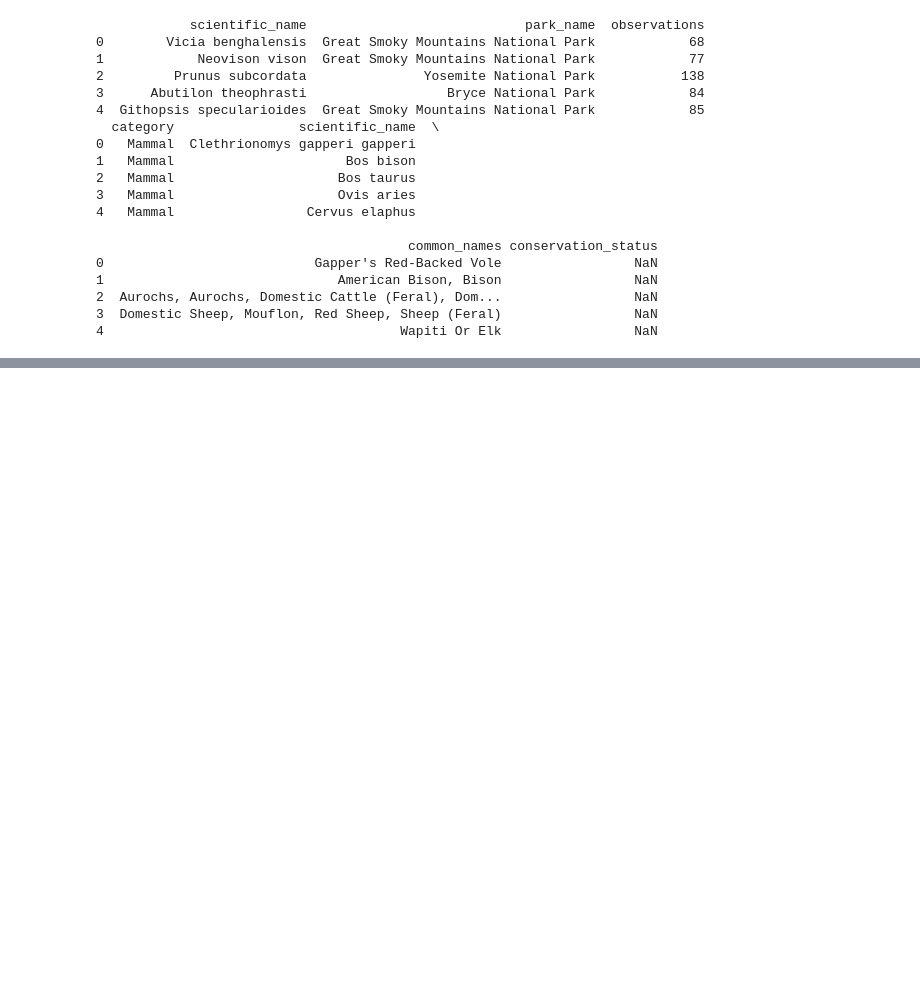
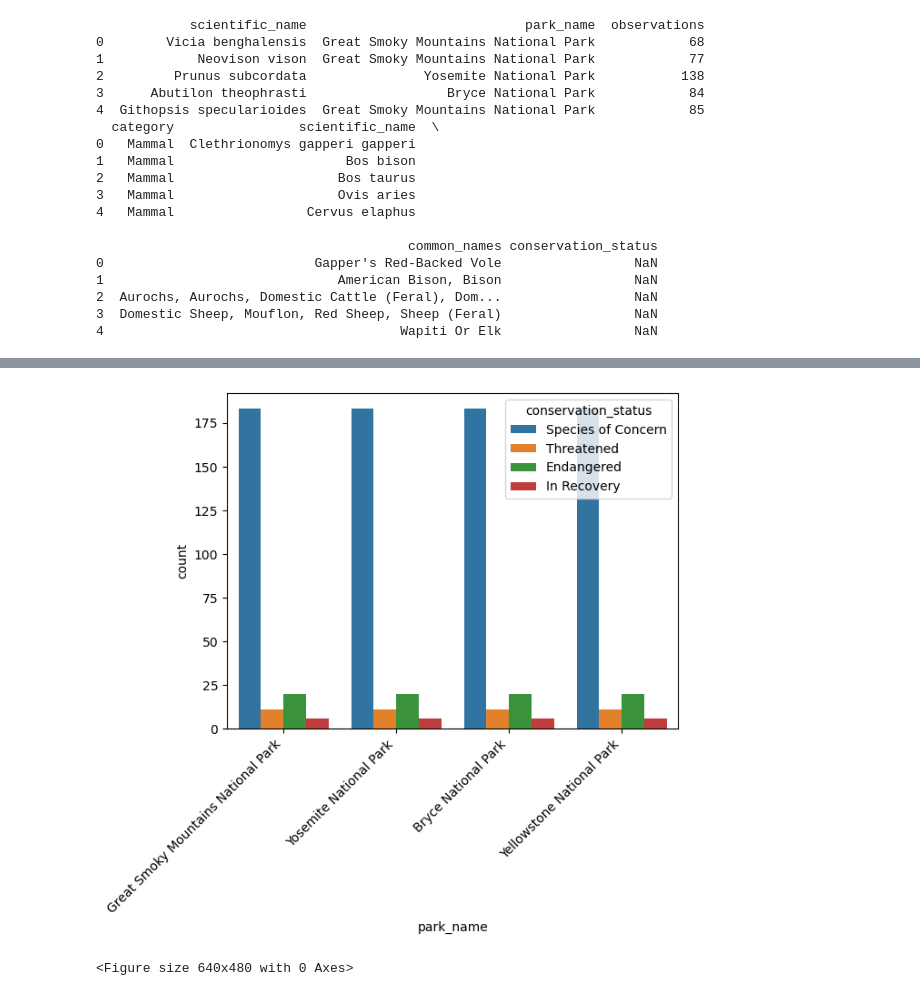
Before and after one commit to jacobledger/biodiversity_starter, a Jupyter notebook: biodiversity.ipynb, the cells around one changed output, grey strips where cells are left out. Saved outputs shown, nothing was run; the diff lists cells and outputs as text; code cells hidden in the pictures; blank space fills up the shorter version.

```diff
--- a/biodiversity.ipynb
+++ b/biodiversity.ipynb
@@ -30,0 +170,4 @@ print(sp_df.head())
+# %%
+# Looks redundant, so we will drop the duplicates
+ob_df = ob_df.drop_duplicates()
+print(ob_df.duplicated().sum())
@@ -30,0 +176,4 @@ print(sp_df.head())
+# %%
+# I'm going to join the data frames now. Observations will be our left df and we will populate species using scientific_name as the key
+full_df = pd.merge(ob_df, sp_df, on='scientific_name', how='left')
+print(full_df.head())
@@ -30,0 +201,9 @@ print(sp_df.head())
+# %%
+sns.countplot(data=full_df, x='park_name', hue='conservation_status')
+plt.xticks(rotation=45, ha='right')
+#plt.ylim(0, 1000)
+plt.show()
+plt.clf()
+# %% [output]
+[figure, added]
+<Figure size 640x480 with 0 Axes>
```
Also changed, not shown: parts of 13 cells of this notebook.
